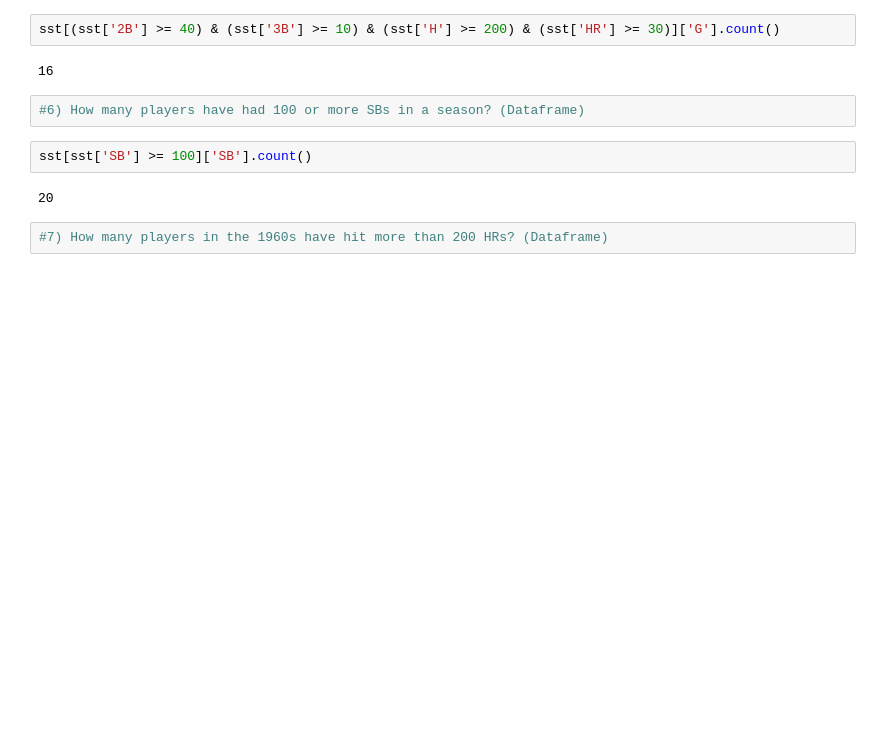
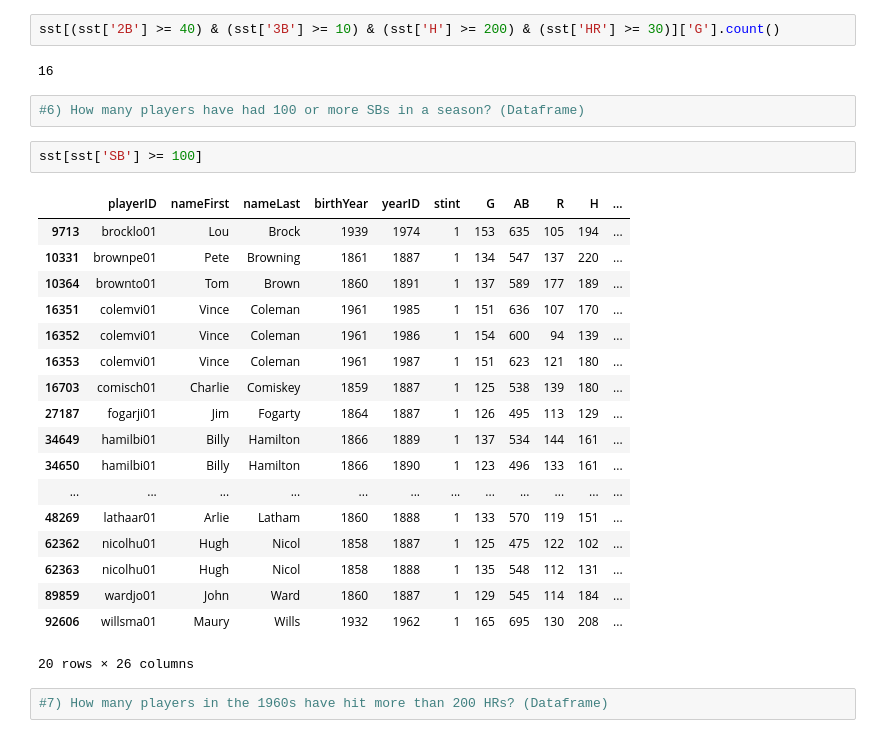
Before and after one commit to mikesturm2001/Python, a Jupyter notebook: Sturm_Michael_Assignment2.ipynb, the cells around one changed output. Cells and saved outputs as stored; diff of their text form; blank space fills up the shorter version.

```diff
--- a/Sturm_Michael_Assignment2.ipynb
+++ b/Sturm_Michael_Assignment2.ipynb
@@ -127,9 +147,26 @@ sst[(sst['2B'] >= 40) & (sst['3B'] >= 10) & (sst['H'] >= 200) & (sst['HR'] >= 30
 # %%
 #6) How many players have had 100 or more SBs in a season? (Dataframe)
 # %%
-sst[sst['SB'] >= 100]['SB'].count()
+sst[sst['SB'] >= 100]
 # %% [output]
+|  | playerID | nameFirst | nameLast | birthYear | yearID | stint | G | AB | R | H | ... |
+| 9713 | brocklo01 | Lou | Brock | 1939 | 1974 | 1 | 153 | 635 | 105 | 194 | ... |
+| 10331 | brownpe01 | Pete | Browning | 1861 | 1887 | 1 | 134 | 547 | 137 | 220 | ... |
+| 10364 | brownto01 | Tom | Brown | 1860 | 1891 | 1 | 137 | 589 | 177 | 189 | ... |
+| 16351 | colemvi01 | Vince | Coleman | 1961 | 1985 | 1 | 151 | 636 | 107 | 170 | ... |
+| 16352 | colemvi01 | Vince | Coleman | 1961 | 1986 | 1 | 154 | 600 | 94 | 139 | ... |
+| 16353 | colemvi01 | Vince | Coleman | 1961 | 1987 | 1 | 151 | 623 | 121 | 180 | ... |
+| 16703 | comisch01 | Charlie | Comiskey | 1859 | 1887 | 1 | 125 | 538 | 139 | 180 | ... |
+| 27187 | fogarji01 | Jim | Fogarty | 1864 | 1887 | 1 | 126 | 495 | 113 | 129 | ... |
+| 34649 | hamilbi01 | Billy | Hamilton | 1866 | 1889 | 1 | 137 | 534 | 144 | 161 | ... |
+| 34650 | hamilbi01 | Billy | Hamilton | 1866 | 1890 | 1 | 123 | 496 | 133 | 161 | ... |
+| ... | ... | ... | ... | ... | ... | ... | ... | ... | ... | ... | ... |
+| 48269 | lathaar01 | Arlie | Latham | 1860 | 1888 | 1 | 133 | 570 | 119 | 151 | ... |
+| 62362 | nicolhu01 | Hugh | Nicol | 1858 | 1887 | 1 | 125 | 475 | 122 | 102 | ... |
+| 62363 | nicolhu01 | Hugh | Nicol | 1858 | 1888 | 1 | 135 | 548 | 112 | 131 | ... |
+| 89859 | wardjo01 | John | Ward | 1860 | 1887 | 1 | 129 | 545 | 114 | 184 | ... |
+| 92606 | willsma01 | Maury | Wills | 1932 | 1962 | 1 | 165 | 695 | 130 | 208 | ... |
-20
+20 rows × 26 columns
 # %%
 #7) How many players in the 1960s have hit more than 200 HRs? (Dataframe)
 # %%
```
Also changed, not shown: parts of 16 cells of this notebook.
